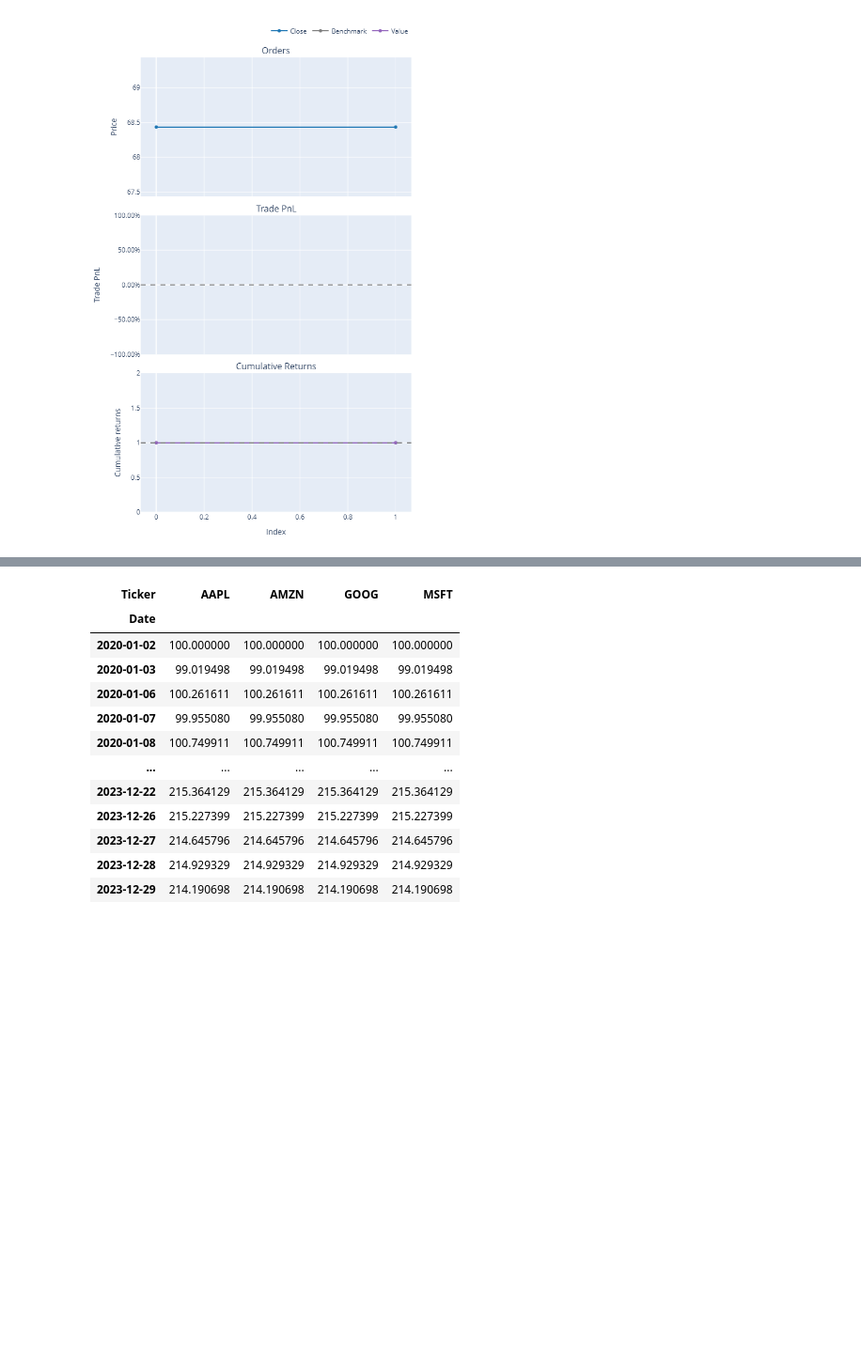
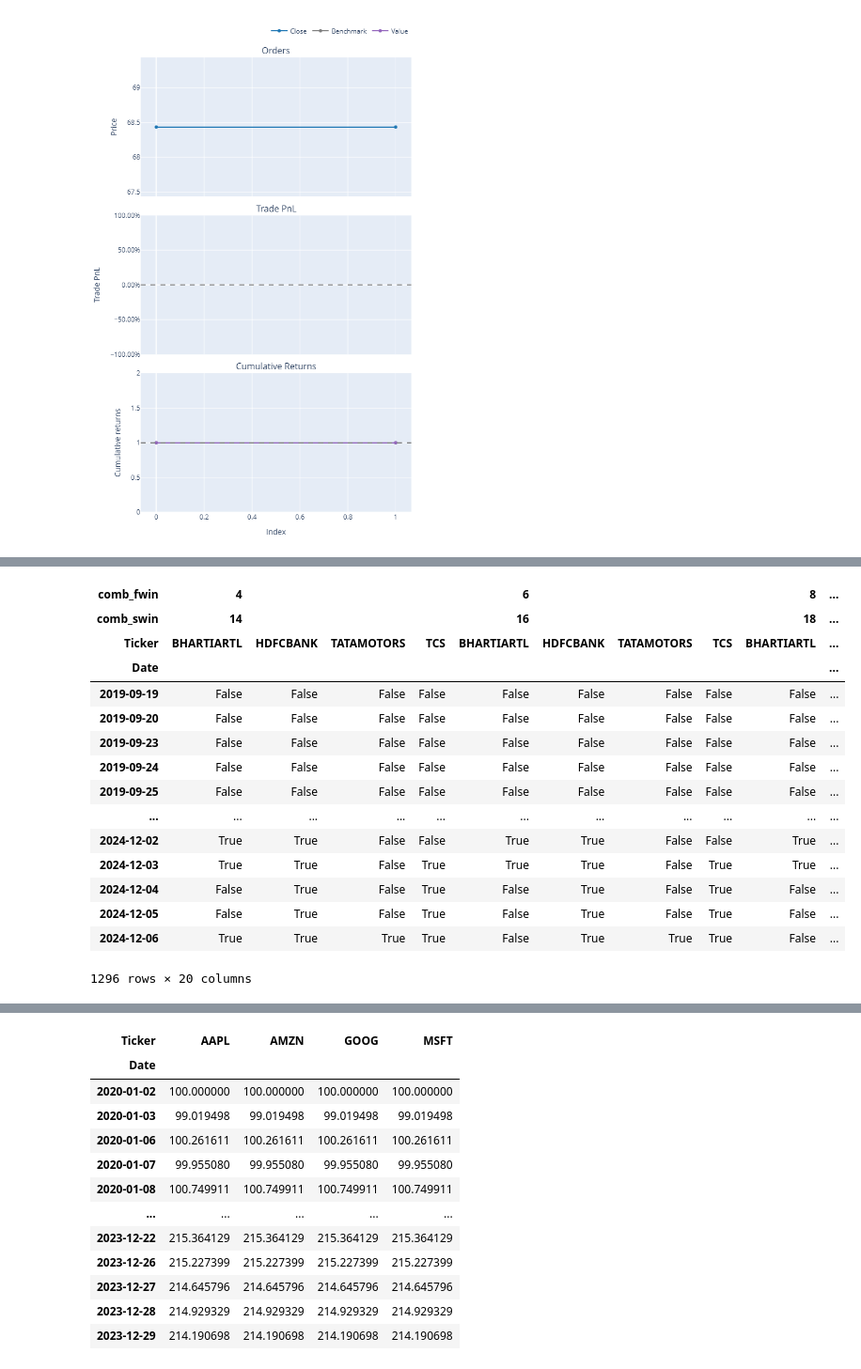
Before and after one commit to mswastik/notebooks, a Jupyter notebook: vbt.ipynb, the cells around one changed output, grey strips where cells are left out. Shown at 94% size. Drawn from its saved outputs; the diff is of its cells as text; code cells hidden in the pictures; blank space fills up the shorter version.

```diff
--- a/vbt.ipynb
+++ b/vbt.ipynb
@@ -398,0 +370,19 @@ Name: annualized_volatility, dtype: float64
+# %%
+exits
+# %% [output]
+| comb_fwin | 4 |  |  |  | 6 |  |  |  | 8 | ... |
+| comb_swin | 14 |  |  |  | 16 |  |  |  | 18 | ... |
+| Ticker | BHARTIARTL | HDFCBANK | TATAMOTORS | TCS | BHARTIARTL | HDFCBANK | TATAMOTORS | TCS | BHARTIARTL | ... |
+| Date |  |  |  |  |  |  |  |  |  | ... |
+| 2019-09-19 | False | False | False | False | False | False | False | False | False | ... |
+| 2019-09-20 | False | False | False | False | False | False | False | False | False | ... |
+| 2019-09-23 | False | False | False | False | False | False | False | False | False | ... |
+| 2019-09-24 | False | False | False | False | False | False | False | False | False | ... |
+| 2019-09-25 | False | False | False | False | False | False | False | False | False | ... |
+| ... | ... | ... | ... | ... | ... | ... | ... | ... | ... | ... |
+| 2024-12-02 | True | True | False | False | True | True | False | False | True | ... |
+| 2024-12-03 | True | True | False | True | True | True | False | True | True | ... |
+| 2024-12-04 | False | True | False | True | False | True | False | True | False | ... |
+| 2024-12-05 | False | True | False | True | False | True | False | True | False | ... |
+| 2024-12-06 | True | True | True | True | False | True | True | True | False | ... |
+1296 rows × 20 columns
```
Also changed, not shown: parts of 6 cells of this notebook.
